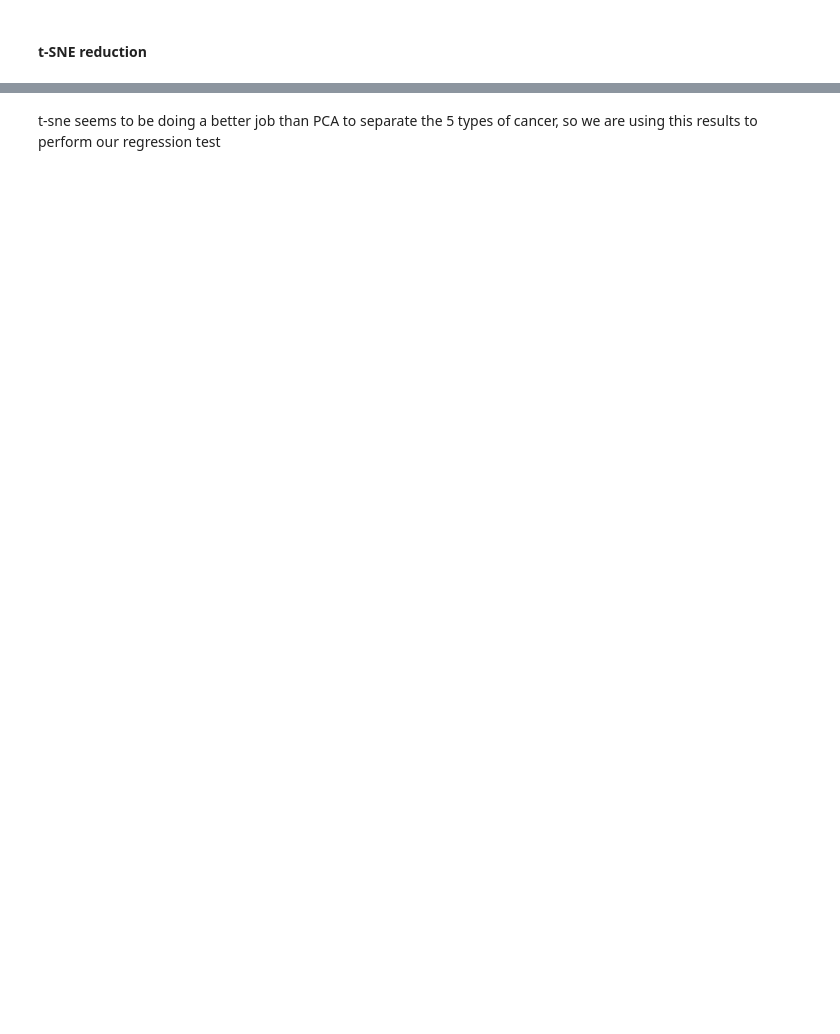
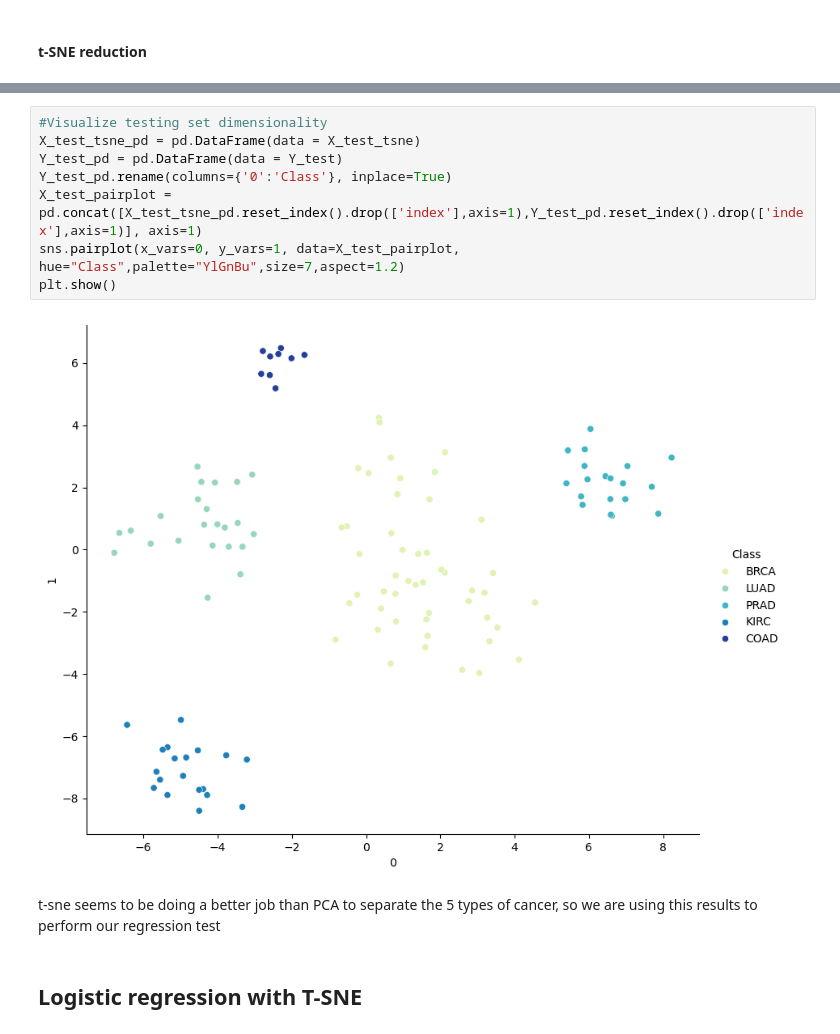
Before and after one commit to monicarojasp/team_project, a Jupyter notebook: reports/team_project1.ipynb, the cells around one changed output, grey strips where cells are left out. Drawn from its saved outputs; the diff is of its cells as text; blank space fills up the shorter version.

```diff
--- a/reports/team_project1.ipynb
+++ b/reports/team_project1.ipynb
@@ -365,2 +347,14 @@ X_train, X_test, Y_train, Y_test = train_test_split(X,y_encoded,test_size=0.2, r
+# %%
+#Visualize testing set dimensionality
+X_test_tsne_pd = pd.DataFrame(data = X_test_tsne)
+Y_test_pd = pd.DataFrame(data = Y_test)
+Y_test_pd.rename(columns={'0':'Class'}, inplace=True)
+X_test_pairplot = pd.concat([X_test_tsne_pd.reset_index().drop(['index'],axis=1),Y_test_pd.reset_index().drop(['index'],axis=1)], axis=1)
+sns.pairplot(x_vars=0, y_vars=1, data=X_test_pairplot, hue="Class",palette="YlGnBu",size=7,aspect=1.2)
+plt.show()
+# %% [output]
+[figure, added]
 # %% [markdown]
 t-sne seems to be doing a better job than PCA to separate the 5 types of cancer, so we are using this results to perform our regression test
+# %% [markdown]
+## Logistic regression with T-SNE
```
Also changed, not shown: parts of 19 cells of this notebook.
